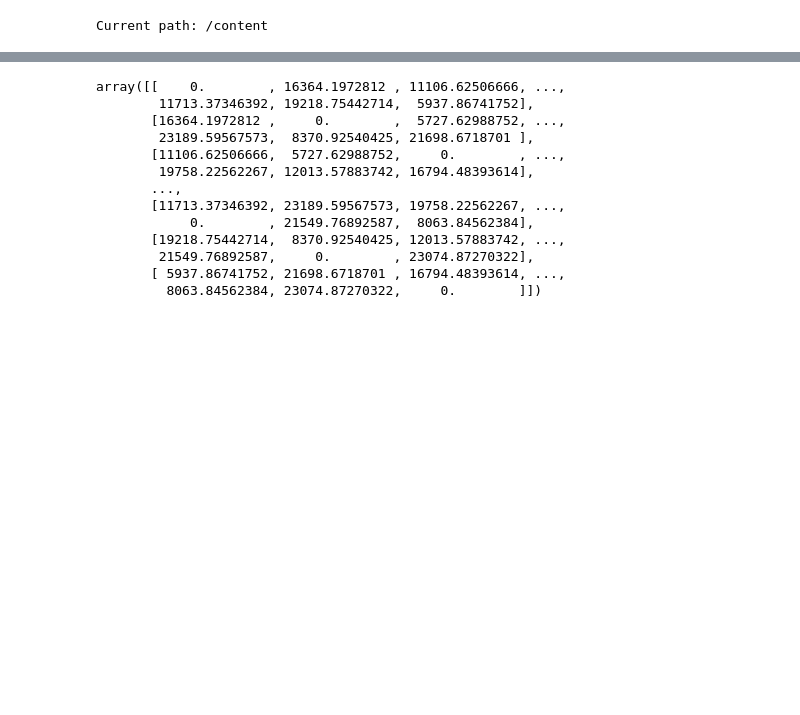
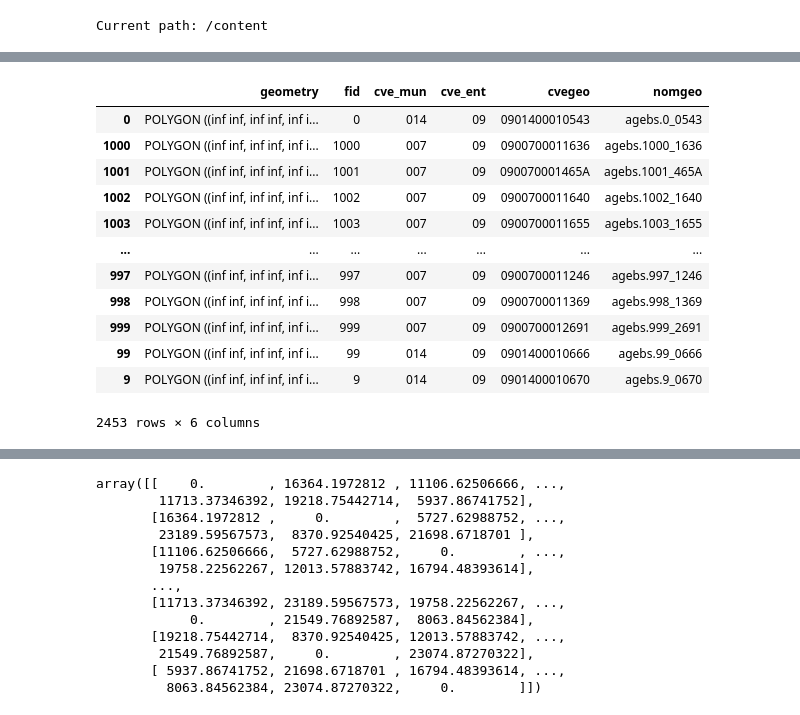
Before and after one commit to Osw1997/tsl, a Jupyter notebook: examples/notebooks/replication_notebook.ipynb, the cells around one changed output, grey strips where cells are left out. Saved outputs shown, nothing was run; the diff lists cells and outputs as text; code cells hidden in the pictures; blank space fills up the shorter version.

```diff
--- a/examples/notebooks/replication_notebook.ipynb
+++ b/examples/notebooks/replication_notebook.ipynb
@@ -544,0 +556,17 @@ Current path: /content
+# %%
+used_geometries = list(dft.columns.get_level_values(0))
+# %%
+# Carga geometrias de alcaldias
+f = open("/content/tsl/tsl/datasets/raw_files_to_remove/agebs.json", encoding='utf8')
+json_alcaldias = json.load(f)
+json_alcaldias
+
+geo_df = gpd.GeoDataFrame.from_features(json_alcaldias["features"], crs='EPSG:4326')
+geo_df["nomgeo"] = geo_df["id"] + "_" + geo_df["cve_ageb"]
+del geo_df["id"], geo_df["cve_ageb"]
+# Filtra por geometrias usadas
+geo_df = geo_df[geo_df["nomgeo"].isin(used_geometries)]
+# geo_df.to_csv("agebs_nomgeo.json", index=False)
+geo_df = geo_df.sort_values("nomgeo")
+distance_matrix_crimes(geo_df)
+# geo_df["nomgeo"].unique
@@ -544,0 +579,18 @@ Current path: /content
+# %%
+# df = gpd.GeoDataFrame(df).to_crs('EPSG:3857')
+# dist = df.geometry.apply(lambda g: df.centroid.distance(g.centroid))
+gpd.GeoDataFrame(geo_df).to_crs('EPSG:3857')
+# %% [output]
+|  | geometry | fid | cve_mun | cve_ent | cvegeo | nomgeo |
+| 0 | POLYGON ((inf inf, inf inf, inf i... | 0 | 014 | 09 | 0901400010543 | agebs.0_0543 |
+| 1000 | POLYGON ((inf inf, inf inf, inf i... | 1000 | 007 | 09 | 0900700011636 | agebs.1000_1636 |
+| 1001 | POLYGON ((inf inf, inf inf, inf i... | 1001 | 007 | 09 | 090070001465A | agebs.1001_465A |
+| 1002 | POLYGON ((inf inf, inf inf, inf i... | 1002 | 007 | 09 | 0900700011640 | agebs.1002_1640 |
+| 1003 | POLYGON ((inf inf, inf inf, inf i... | 1003 | 007 | 09 | 0900700011655 | agebs.1003_1655 |
+| ... | ... | ... | ... | ... | ... | ... |
+| 997 | POLYGON ((inf inf, inf inf, inf i... | 997 | 007 | 09 | 0900700011246 | agebs.997_1246 |
+| 998 | POLYGON ((inf inf, inf inf, inf i... | 998 | 007 | 09 | 0900700011369 | agebs.998_1369 |
+| 999 | POLYGON ((inf inf, inf inf, inf i... | 999 | 007 | 09 | 0900700012691 | agebs.999_2691 |
+| 99 | POLYGON ((inf inf, inf inf, inf i... | 99 | 014 | 09 | 0901400010666 | agebs.99_0666 |
+| 9 | POLYGON ((inf inf, inf inf, inf i... | 9 | 014 | 09 | 0901400010670 | agebs.9_0670 |
+2453 rows × 6 columns
```
Also changed, not shown: parts of 17 cells of this notebook.
